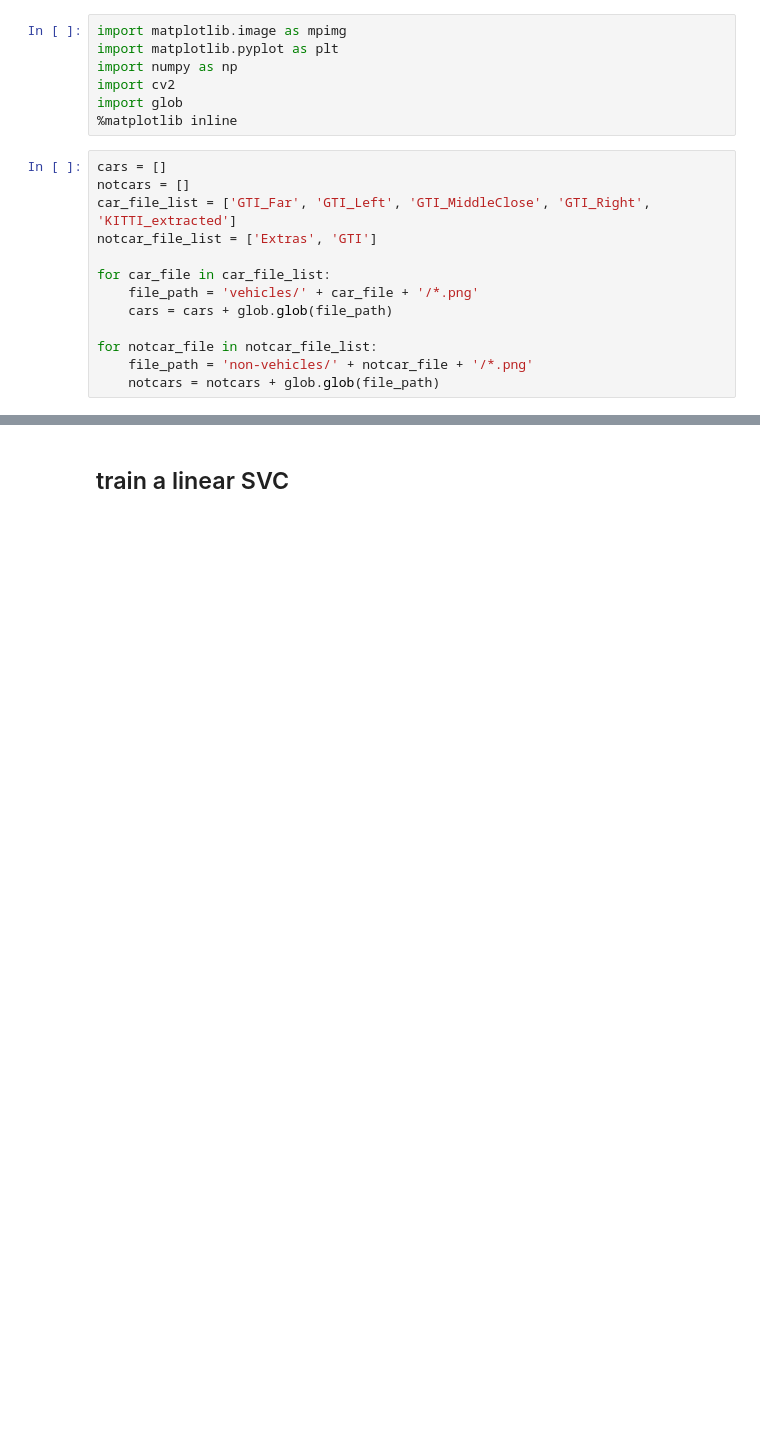
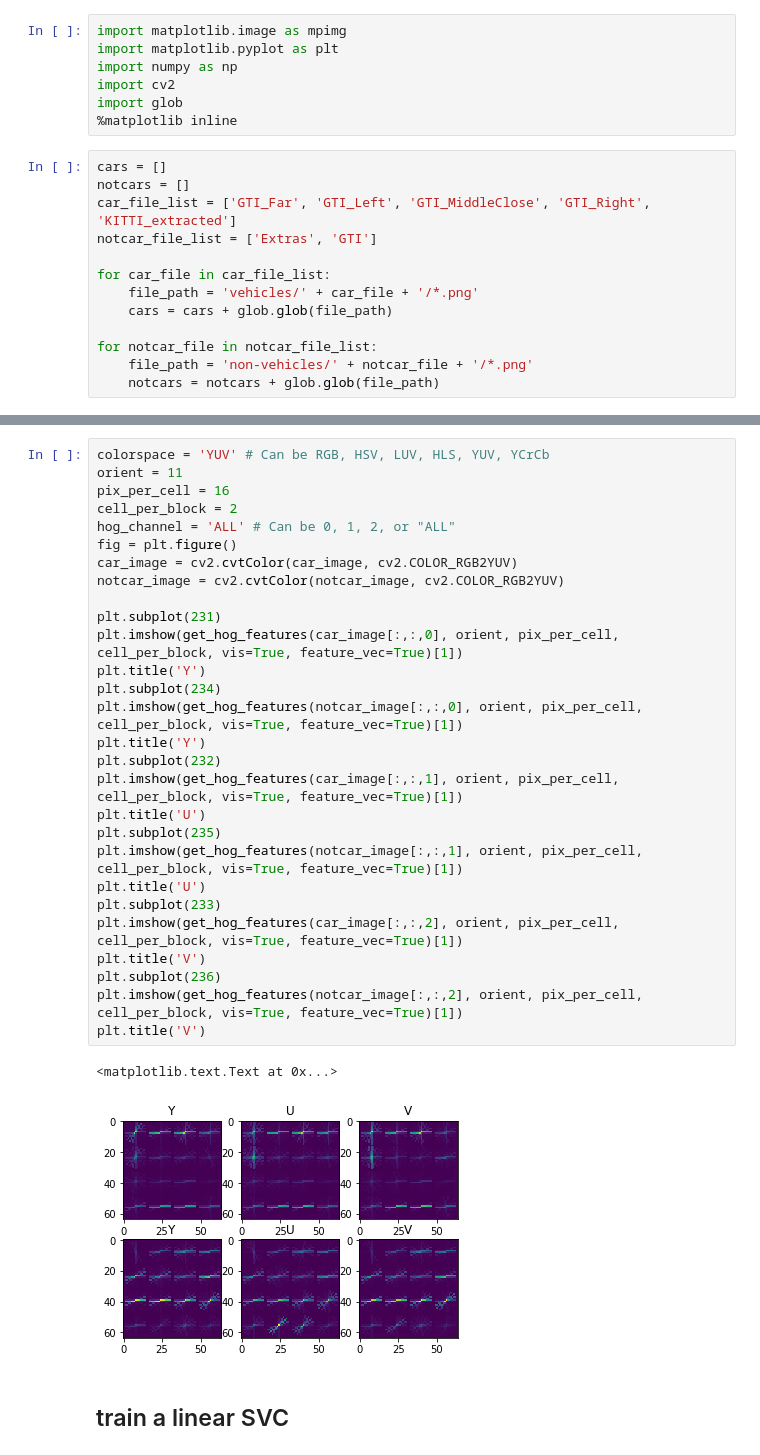
Before and after one commit to AlexQian97/CarND-Vehicle-Detection, a Jupyter notebook: vehicle_detection.ipynb, the cells around one changed output, grey strips where cells are left out. Drawn from its saved outputs; the diff is of its cells as text; blank space fills up the shorter version.

```diff
--- a/vehicle_detection.ipynb
+++ b/vehicle_detection.ipynb
@@ -153,3 +179,34 @@ notcar_features = extract_features(notcars, cspace=colorspace, orient=orient,
+# %%
+colorspace = 'YUV' # Can be RGB, HSV, LUV, HLS, YUV, YCrCb
+orient = 11
+pix_per_cell = 16
+cell_per_block = 2
+hog_channel = 'ALL' # Can be 0, 1, 2, or "ALL"
+fig = plt.figure()
+car_image = cv2.cvtColor(car_image, cv2.COLOR_RGB2YUV)
+notcar_image = cv2.cvtColor(notcar_image, cv2.COLOR_RGB2YUV)
+
+plt.subplot(231)
+plt.imshow(get_hog_features(car_image[:,:,0], orient, pix_per_cell, cell_per_block, vis=True, feature_vec=True)[1])
+plt.title('Y')
+plt.subplot(234)
+plt.imshow(get_hog_features(notcar_image[:,:,0], orient, pix_per_cell, cell_per_block, vis=True, feature_vec=True)[1])
+plt.title('Y')
+plt.subplot(232)
+plt.imshow(get_hog_features(car_image[:,:,1], orient, pix_per_cell, cell_per_block, vis=True, feature_vec=True)[1])
+plt.title('U')
+plt.subplot(235)
+plt.imshow(get_hog_features(notcar_image[:,:,1], orient, pix_per_cell, cell_per_block, vis=True, feature_vec=True)[1])
+plt.title('U')
+plt.subplot(233)
+plt.imshow(get_hog_features(car_image[:,:,2], orient, pix_per_cell, cell_per_block, vis=True, feature_vec=True)[1])
+plt.title('V')
+plt.subplot(236)
+plt.imshow(get_hog_features(notcar_image[:,:,2], orient, pix_per_cell, cell_per_block, vis=True, feature_vec=True)[1])
+plt.title('V')
+# %% [output]
+<matplotlib.text.Text at 0x...>
+[figure, added]
 # %% [markdown]
 ## train a linear SVC
 # %%
```
Also changed, not shown: parts of 36 cells of this notebook, 2 other files.
